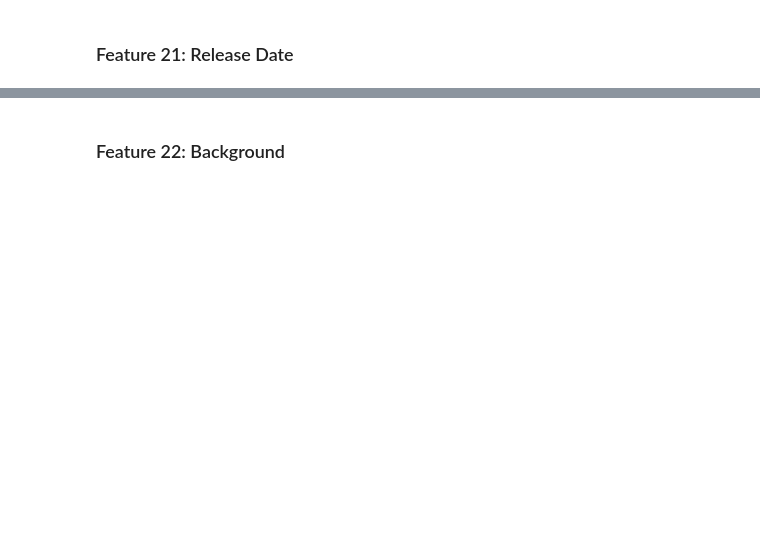
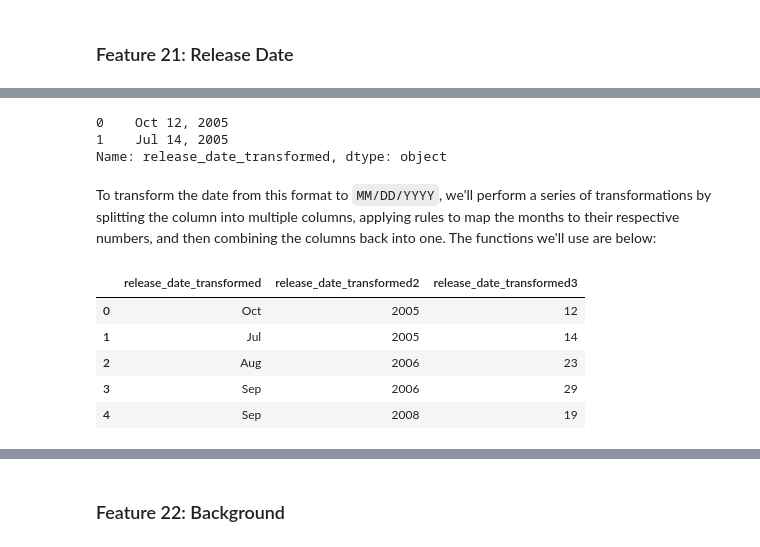
Before and after one commit to argwood/IndieP, a Jupyter notebook: IndieP_Data_Cleaning.ipynb, the cells around one changed output, grey strips where cells are left out. Drawn from its saved outputs; the diff is of its cells as text; code cells hidden in the pictures; blank space fills up the shorter version.

```diff
--- a/IndieP_Data_Cleaning.ipynb
+++ b/IndieP_Data_Cleaning.ipynb
@@ -468,0 +720,10 @@ cols_to_move.append('website')
+# %%
+data_steam['release_date_transformed'] = data_steam['release_date'].apply(remove_coming_soon)
+# %%
+data_steam['release_date_transformed'].head(2)
+# %% [output]
+0    Oct 12, 2005
+1    Jul 14, 2005
+Name: release_date_transformed, dtype: object
+# %% [markdown]
+To transform the date from this format to `MM/DD/YYYY`, we'll perform a series of transformations by splitting the column into multiple columns, applying rules to map the months to their respective numbers, and then combining the columns back into one. The functions we'll use are below:
@@ -468,0 +759,9 @@ cols_to_move.append('website')
+# %%
+data_steam[['release_date_transformed','release_date_transformed2','release_date_transformed3']].head()
+# %% [output]
+|  | release_date_transformed | release_date_transformed2 | release_date_transformed3 |
+| 0 | Oct | 2005 | 12 |
+| 1 | Jul | 2005 | 14 |
+| 2 | Aug | 2006 | 23 |
+| 3 | Sep | 2006 | 29 |
+| 4 | Sep | 2008 | 19 |
```
Also changed, not shown: parts of 89 cells of this notebook.
